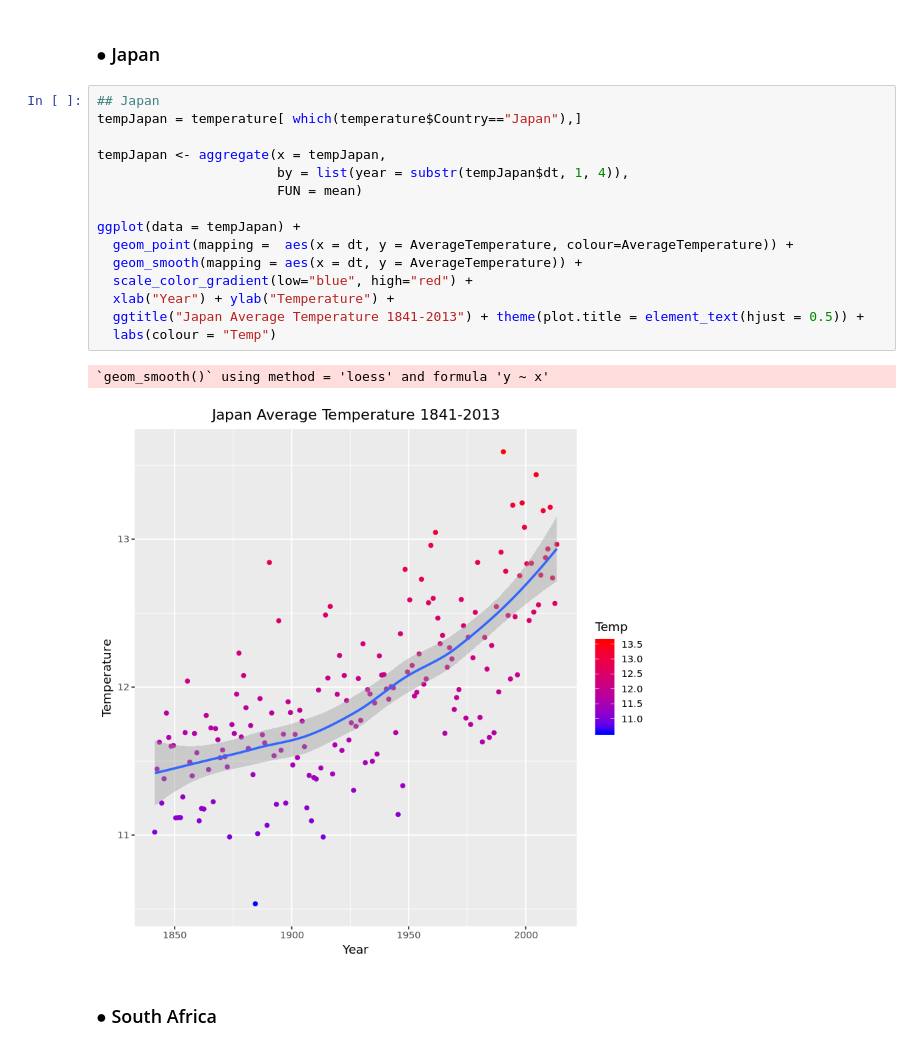
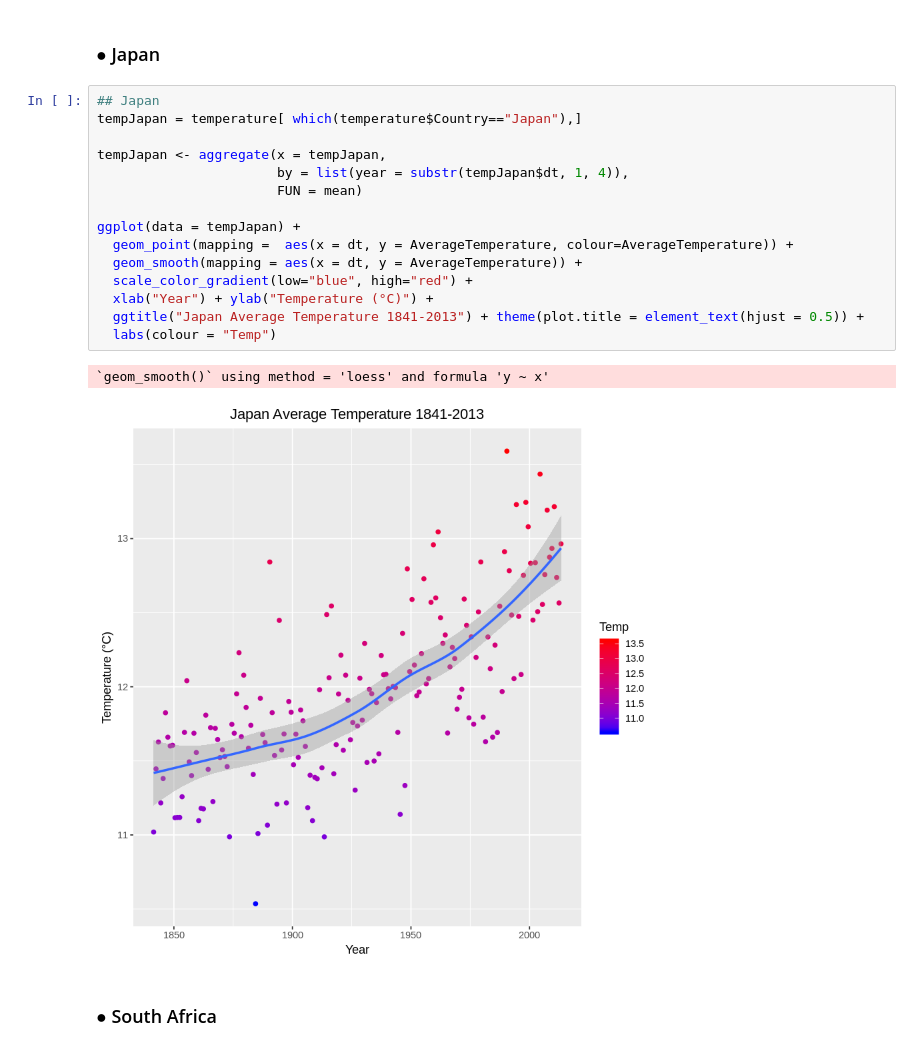
Before and after one commit to nilsonsales/Climate-Change-Analysis, a Jupyter notebook: Climate-Change-Analysis.ipynb, the cells around one changed output. Drawn from its saved outputs; the diff is of its cells as text.

```diff
--- a/Climate-Change-Analysis.ipynb
+++ b/Climate-Change-Analysis.ipynb
@@ -131,21 +142,21 @@ ggplot(data = tempUK) +
 # %%
 ## Japan
 tempJapan = temperature[ which(temperature$Country=="Japan"),]
 
 tempJapan <- aggregate(x = tempJapan,
                        by = list(year = substr(tempJapan$dt, 1, 4)),
                        FUN = mean)
 
 ggplot(data = tempJapan) +
   geom_point(mapping =  aes(x = dt, y = AverageTemperature, colour=AverageTemperature)) +
   geom_smooth(mapping = aes(x = dt, y = AverageTemperature)) +
   scale_color_gradient(low="blue", high="red") +
-  xlab("Year") + ylab("Temperature") +
+  xlab("Year") + ylab("Temperature (°C)") +
   ggtitle("Japan Average Temperature 1841-2013") + theme(plot.title = element_text(hjust = 0.5)) +
   labs(colour = "Temp")
 # %% [output]
 `geom_smooth()` using method = 'loess' and formula 'y ~ x'
-[figure, old version]
+[figure, new version]
 # %% [markdown]
 ### ● South Africa
 # %%
```
Also changed, not shown: parts of 9 cells of this notebook.
